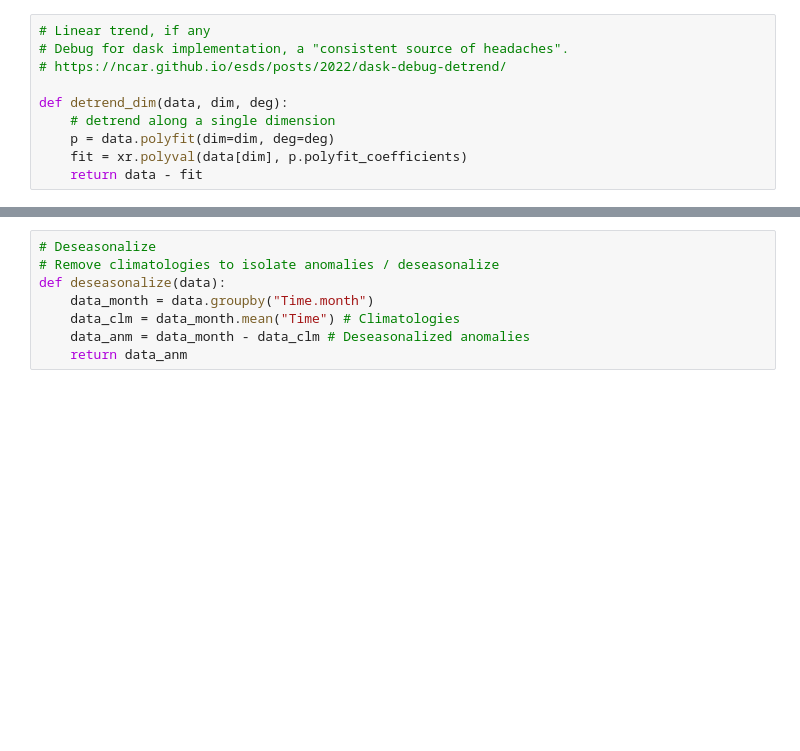
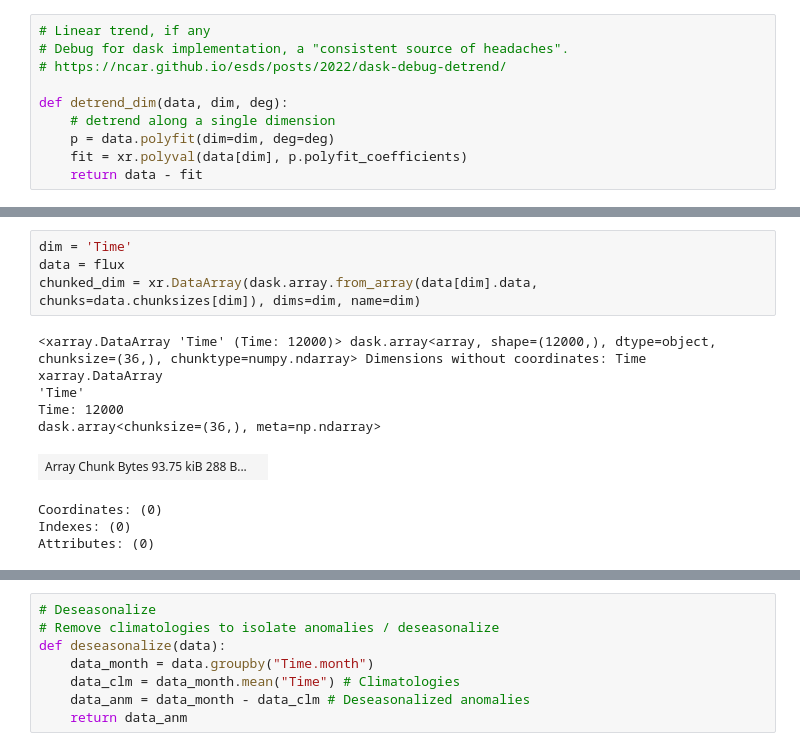
Before and after one commit to mshiv/aislens_emulation, a Jupyter notebook: notebooks/21a-sm-ocean-model-output-statistics.ipynb, the cells around one changed output, grey strips where cells are left out. Saved outputs shown, nothing was run; the diff lists cells and outputs as text; blank space fills up the shorter version.

```diff
--- a/notebooks/21a-sm-ocean-model-output-statistics.ipynb
+++ b/notebooks/21a-sm-ocean-model-output-statistics.ipynb
@@ -78,0 +110,14 @@ def detrend_dim(data, dim, deg):
+# %%
+dim = 'Time'
+data = flux
+chunked_dim = xr.DataArray(dask.array.from_array(data[dim].data, chunks=data.chunksizes[dim]), dims=dim, name=dim)
+# %% [output]
+<xarray.DataArray 'Time' (Time: 12000)> dask.array<array, shape=(12000,), dtype=object, chunksize=(36,), chunktype=numpy.ndarray> Dimensions without coordinates: Time
+xarray.DataArray
+'Time'
+Time: 12000
+dask.array<chunksize=(36,), meta=np.ndarray>
+| Array Chunk Bytes 93.75 kiB 288 B... |  |
+Coordinates: (0)
+Indexes: (0)
+Attributes: (0)
```
Also changed, not shown: parts of 7 cells of this notebook, 1 other file.
